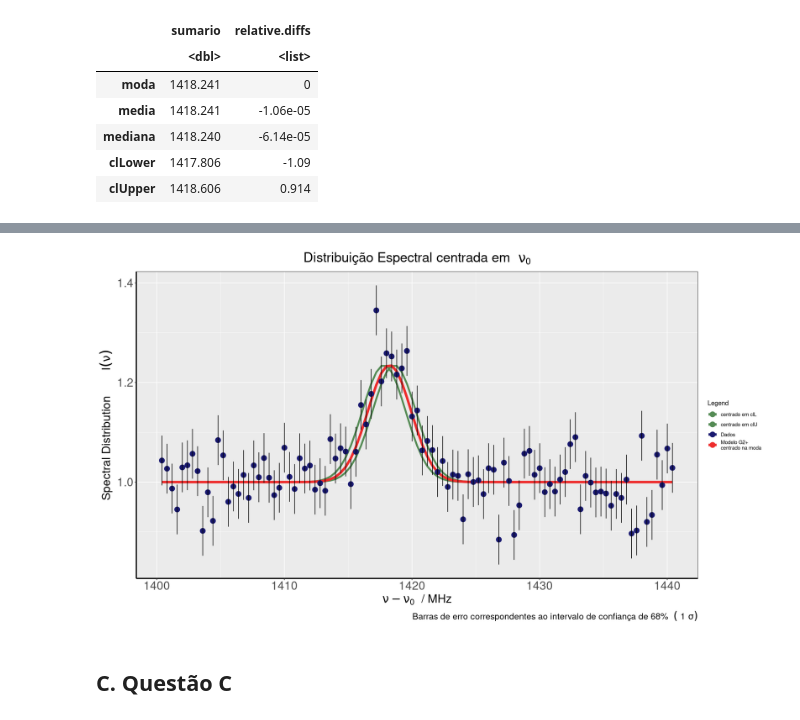
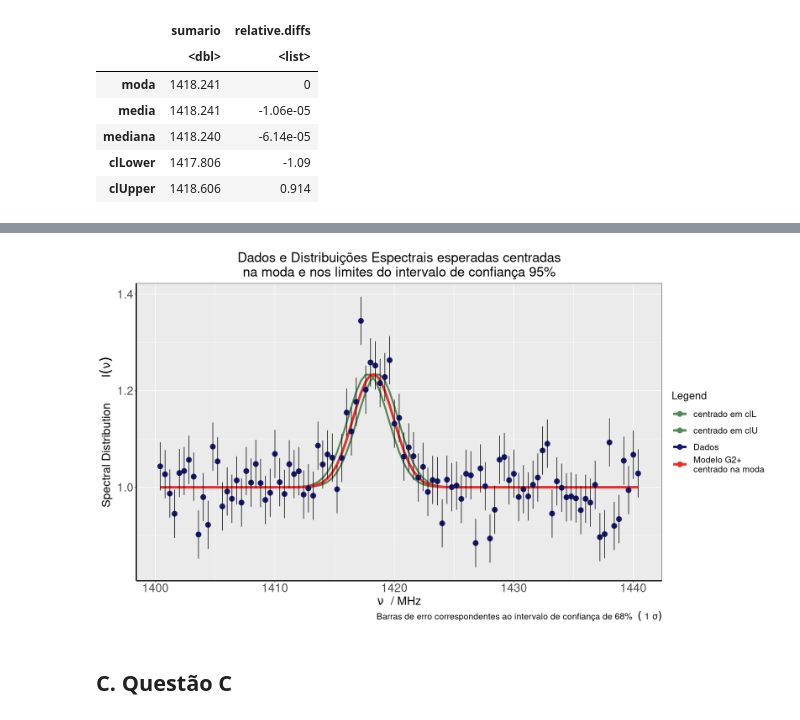
Before and after one commit to cesarium/da-bayesian-star, a Jupyter notebook: notebook.ipynb, the cells around one changed output, grey strips where cells are left out. Saved outputs shown, nothing was run; the diff lists cells and outputs as text; code cells hidden in the pictures.

```diff
--- a/notebook.ipynb
+++ b/notebook.ipynb
@@ -31,6 +28,11 @@ names(dados) = c('freq','intensity') # change data.frame header's names
 jupyter.theme <- function(base_size = 13, base_family = "", base_line_size = base_size/22,
                          base_rect_size = base_size/22) {
   theme(
+    legend.key.size = unit(10, 'cm'), #change legend key size
+    legend.key.height = unit(1, 'cm'), #change legend key height
+    legend.key.width = unit(1, 'cm'), #change legend key width
+    legend.title = element_text(size=18), #change legend title font size
+    legend.text = element_text(size=15), #change legend text font size
     plot.title = element_text(size=23,hjust = 0.5),
     axis.title = element_text(size = 20),
     axis.text.x = element_text(size = 20),
@@ -50,7 +52,7 @@ ggplot( aes(x = freq, y = intensity), data = dados) +
     geom_point( size = 4 , colour = 'midnightblue' ) +
     xlab(bquote(nu-nu[c]~' / MHz')) +
     ylab(bquote('Spectral Distribution\t' ~ I(nu))) +
-    labs(title = bquote('Raw Data - Distribuição Espectral centrada numa frequência '~nu[c]),
+    labs(title = bquote('Raw Data - Distribuição Espectral em função da frequência '~nu),
         caption = bquote('Barras de erro correspondentes ao intervalo de confiança de 68% '~(~'1'~sigma))) +
     geom_linerange(aes(ymin = intensity -.05, ymax = intensity + .05)) +
     jupyter.theme()
@@ -387,14 +377,3 @@ $$
 $$
 
 Antes de determinar estes valores, é conveniente primeiro saber qual é a forma *pdf* obtida. Como seria de esperar, esta função estende-se por várias ordens de grandeza, pelo que será conveniente representá-la numa escala logarítimica.
-# %%
-cat('Checking if the functions are working properly','')
-nu0 = nu.min + Delta.nu/2
-
-G2p.marginal = L.G2p$value
-G2p.prior = 1 / Delta.nu
-G2p.likelihood = integrand_Likelihood_G.2plus(nu0) * Delta.nu
-
-G2p.posterior = G2p.prior * (G2p.likelihood/G2p.marginal)
-
-G2p.posterior
@@ -947,36 +937,36 @@ clL_emission_curve = emission_spec(nu0_clL,g=2)$freq
 clU_emission_curve = emission_spec(nu0_clU,g=2)$freq
 
 df.extended$nu0_moda <- moda_emission_curve
 df.extended$nu0_clL <- clL_emission_curve
 df.extended$nu0_clU <- clU_emission_curve
 
 # Plot of the above
 colors <- c("Dados" = 'midnightblue',
             'Modelo G2+\ncentrado na moda' = 'firebrick2',
             'centrado em clL' = 'palegreen4',
             'centrado em clU' = 'palegreen4'
            )
 ggplot(data = df.extended , aes(freq) ) +
 
     geom_line(aes(y=nu0_clL,colour='centrado em clL') , size = 1.5 )+
     geom_line(aes(y=nu0_clU,colour='centrado em clU') , size = 1.5 )+
     geom_line(aes(y=nu0_moda,colour='Modelo G2+\ncentrado na moda') , size = 2 )+
 
     geom_point( aes(y=intensity,colour = 'Dados') , size = 4 ) +
     geom_linerange(aes(ymin = intensity -.05, ymax = intensity + .05),colour='black') + # error bars
 
 
-    labs(title = bquote('Distribuição Espectral centrada em '~nu[0]),
+    labs(title = bquote('Dados e Distribuições Espectrais esperadas centradas\nna moda e nos limites do intervalo de confiança 95%'),
          caption = bquote('Barras de erro correspondentes ao intervalo de confiança de 68% '~(~'1'~sigma)),
-         x = bquote(nu-nu[0]~' / MHz'),
+         x = bquote(nu~' / MHz'),
          y = bquote('Spectral Distribution\t' ~ I(nu)),
          colour = 'Legend') +
 
     scale_color_manual(values = colors) +
 
 jupyter.theme()
 # %% [output]
-[figure, old version]
+[figure, new version]
 # %% [markdown]
 ## C. Questão C
 # %% [markdown]
```
Also changed, not shown: parts of 39 cells of this notebook, 1 other file.
